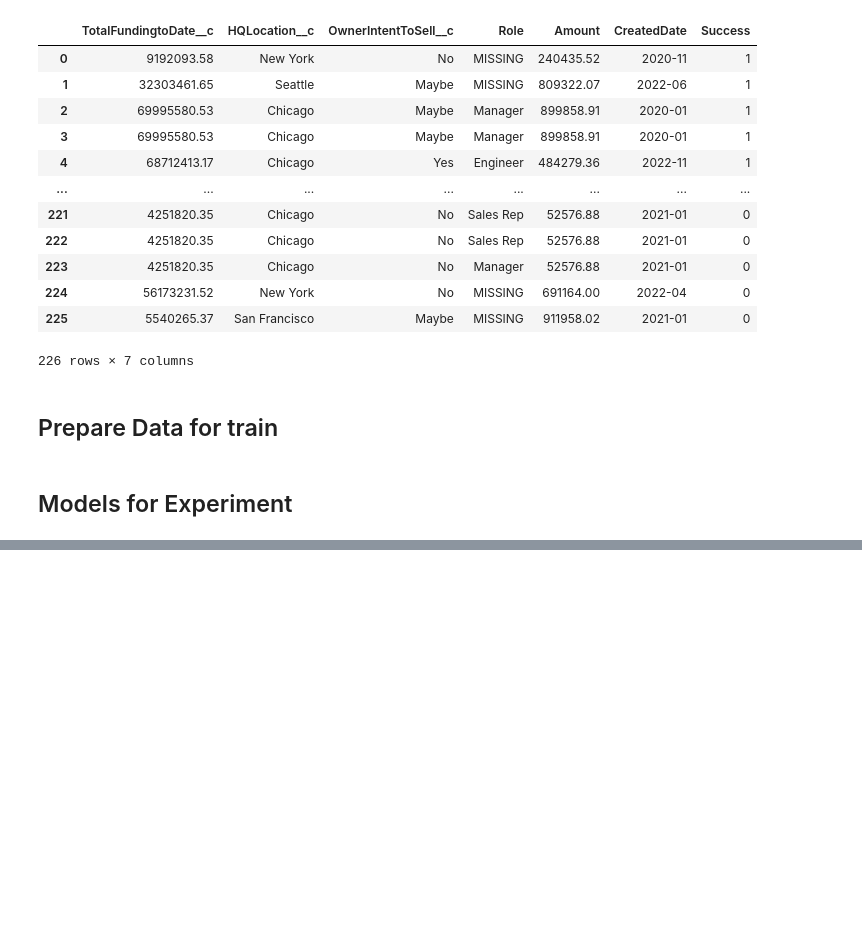
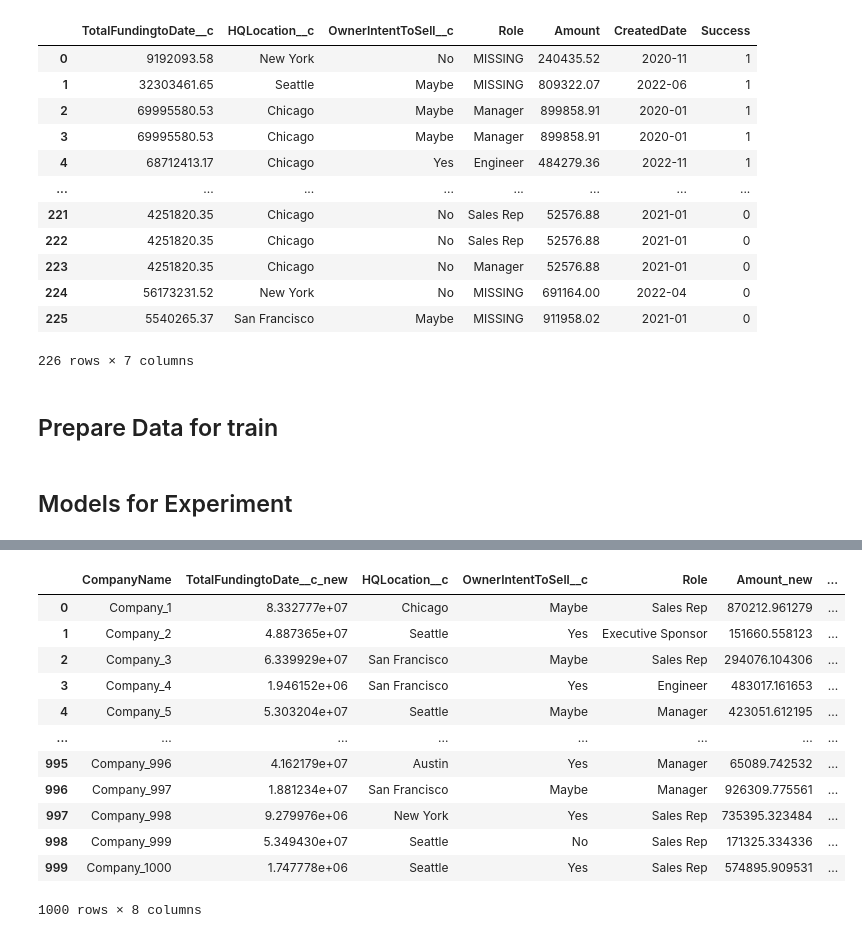
Before and after one commit to ricardobnjunior/recommendation-system-llm-based, a Jupyter notebook: Recommendation System.ipynb, the cells around one changed output, grey strips where cells are left out. Saved outputs shown, nothing was run; the diff lists cells and outputs as text; code cells hidden in the pictures; blank space fills up the shorter version.

```diff
--- a/Recommendation System.ipynb
+++ b/Recommendation System.ipynb
@@ -357,0 +387,16 @@ recommended_companies
+# %%
+new_companies
+# %% [output]
+|  | CompanyName | TotalFundingtoDate__c_new | HQLocation__c | OwnerIntentToSell__c | Role | Amount_new | ... |
+| 0 | Company_1 | 8.332777e+07 | Chicago | Maybe | Sales Rep | 870212.961279 | ... |
+| 1 | Company_2 | 4.887365e+07 | Seattle | Yes | Executive Sponsor | 151660.558123 | ... |
+| 2 | Company_3 | 6.339929e+07 | San Francisco | Maybe | Sales Rep | 294076.104306 | ... |
+| 3 | Company_4 | 1.946152e+06 | San Francisco | Yes | Engineer | 483017.161653 | ... |
+| 4 | Company_5 | 5.303204e+07 | Seattle | Maybe | Manager | 423051.612195 | ... |
+| ... | ... | ... | ... | ... | ... | ... | ... |
+| 995 | Company_996 | 4.162179e+07 | Austin | Yes | Manager | 65089.742532 | ... |
+| 996 | Company_997 | 1.881234e+07 | San Francisco | Maybe | Manager | 926309.775561 | ... |
+| 997 | Company_998 | 9.279976e+06 | New York | Yes | Sales Rep | 735395.323484 | ... |
+| 998 | Company_999 | 5.349430e+07 | Seattle | No | Sales Rep | 171325.334336 | ... |
+| 999 | Company_1000 | 1.747778e+06 | Seattle | Yes | Sales Rep | 574895.909531 | ... |
+1000 rows × 8 columns
```
Also changed, not shown: parts of 12 cells of this notebook, 7 other files.
